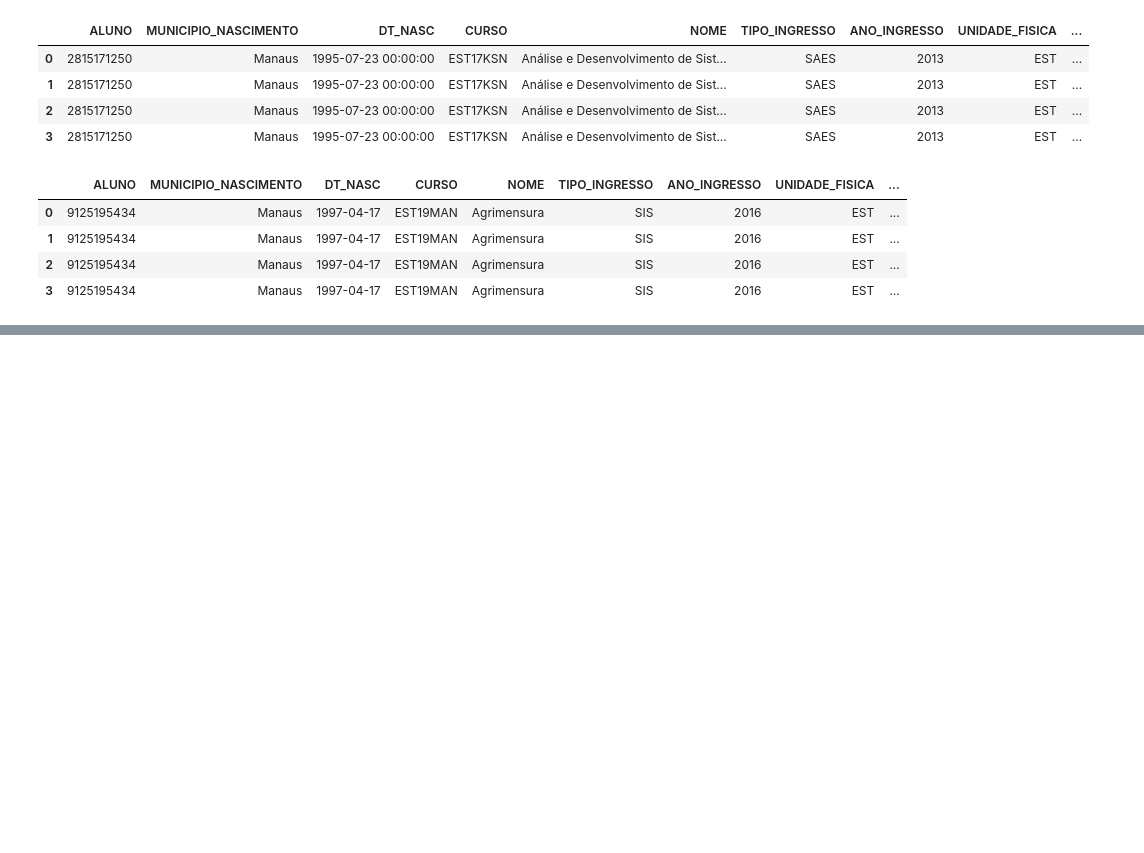
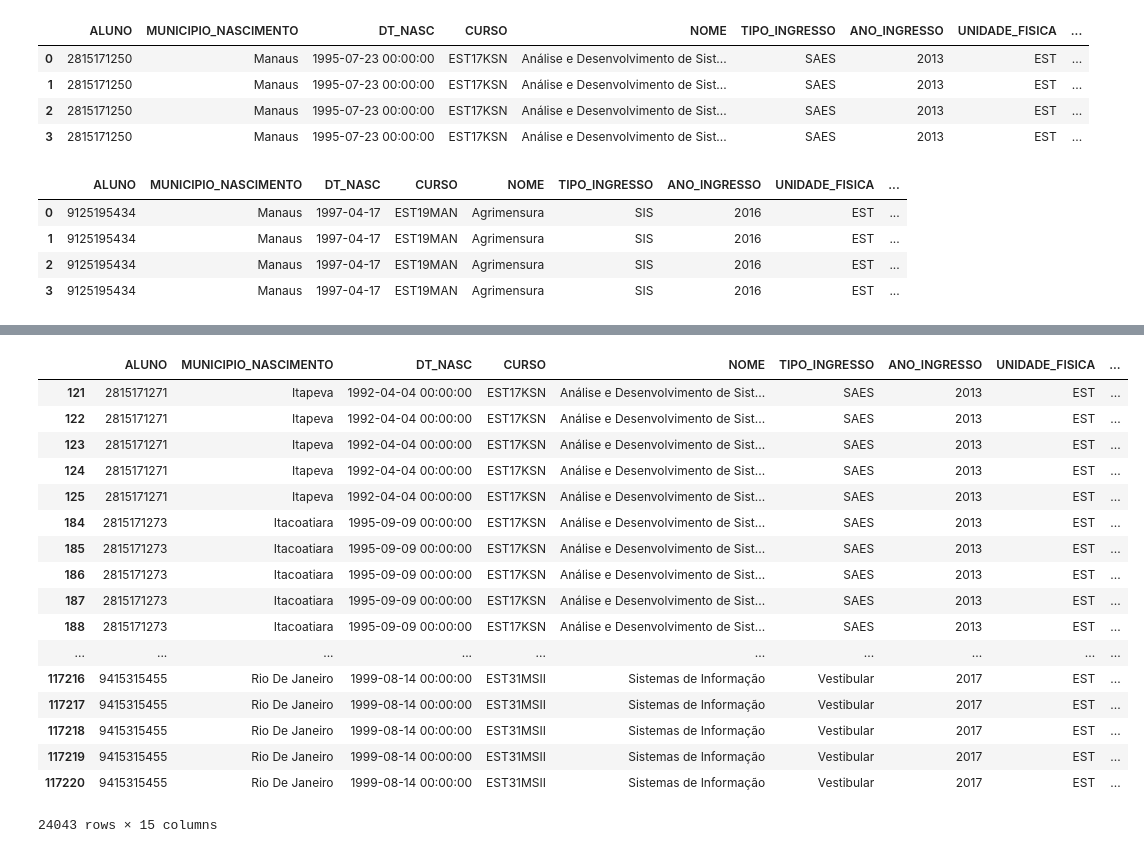
Before and after one commit to wdsrocha/data-analysis-Lyceum-UEA, a Jupyter notebook: data_sets.ipynb, the cells around one changed output, grey strips where cells are left out. Saved outputs shown, nothing was run; the diff lists cells and outputs as text; code cells hidden in the pictures; blank space fills up the shorter version.

```diff
--- a/data_sets.ipynb
+++ b/data_sets.ipynb
@@ -49,0 +60,21 @@ df_new.index = pd.RangeIndex(len(df_new.index))
+# %%
+df_new[df_new["MUNICIPIO_NASCIMENTO"] != "Manaus"]
+# %% [output]
+|  | ALUNO | MUNICIPIO_NASCIMENTO | DT_NASC | CURSO | NOME | TIPO_INGRESSO | ANO_INGRESSO | UNIDADE_FISICA | ... |
+| 121 | 2815171271 | Itapeva | 1992-04-04 00:00:00 | EST17KSN | Análise e Desenvolvimento de Sist... | SAES | 2013 | EST | ... |
+| 122 | 2815171271 | Itapeva | 1992-04-04 00:00:00 | EST17KSN | Análise e Desenvolvimento de Sist... | SAES | 2013 | EST | ... |
+| 123 | 2815171271 | Itapeva | 1992-04-04 00:00:00 | EST17KSN | Análise e Desenvolvimento de Sist... | SAES | 2013 | EST | ... |
+| 124 | 2815171271 | Itapeva | 1992-04-04 00:00:00 | EST17KSN | Análise e Desenvolvimento de Sist... | SAES | 2013 | EST | ... |
+| 125 | 2815171271 | Itapeva | 1992-04-04 00:00:00 | EST17KSN | Análise e Desenvolvimento de Sist... | SAES | 2013 | EST | ... |
+| 184 | 2815171273 | Itacoatiara | 1995-09-09 00:00:00 | EST17KSN | Análise e Desenvolvimento de Sist... | SAES | 2013 | EST | ... |
+| 185 | 2815171273 | Itacoatiara | 1995-09-09 00:00:00 | EST17KSN | Análise e Desenvolvimento de Sist... | SAES | 2013 | EST | ... |
+| 186 | 2815171273 | Itacoatiara | 1995-09-09 00:00:00 | EST17KSN | Análise e Desenvolvimento de Sist... | SAES | 2013 | EST | ... |
+| 187 | 2815171273 | Itacoatiara | 1995-09-09 00:00:00 | EST17KSN | Análise e Desenvolvimento de Sist... | SAES | 2013 | EST | ... |
+| 188 | 2815171273 | Itacoatiara | 1995-09-09 00:00:00 | EST17KSN | Análise e Desenvolvimento de Sist... | SAES | 2013 | EST | ... |
+| ... | ... | ... | ... | ... | ... | ... | ... | ... | ... |
+| 117216 | 9415315455 | Rio De Janeiro | 1999-08-14 00:00:00 | EST31MSII | Sistemas de Informação | Vestibular | 2017 | EST | ... |
+| 117217 | 9415315455 | Rio De Janeiro | 1999-08-14 00:00:00 | EST31MSII | Sistemas de Informação | Vestibular | 2017 | EST | ... |
+| 117218 | 9415315455 | Rio De Janeiro | 1999-08-14 00:00:00 | EST31MSII | Sistemas de Informação | Vestibular | 2017 | EST | ... |
+| 117219 | 9415315455 | Rio De Janeiro | 1999-08-14 00:00:00 | EST31MSII | Sistemas de Informação | Vestibular | 2017 | EST | ... |
+| 117220 | 9415315455 | Rio De Janeiro | 1999-08-14 00:00:00 | EST31MSII | Sistemas de Informação | Vestibular | 2017 | EST | ... |
+24043 rows × 15 columns
```
Also changed, not shown: parts of 2 cells of this notebook.
